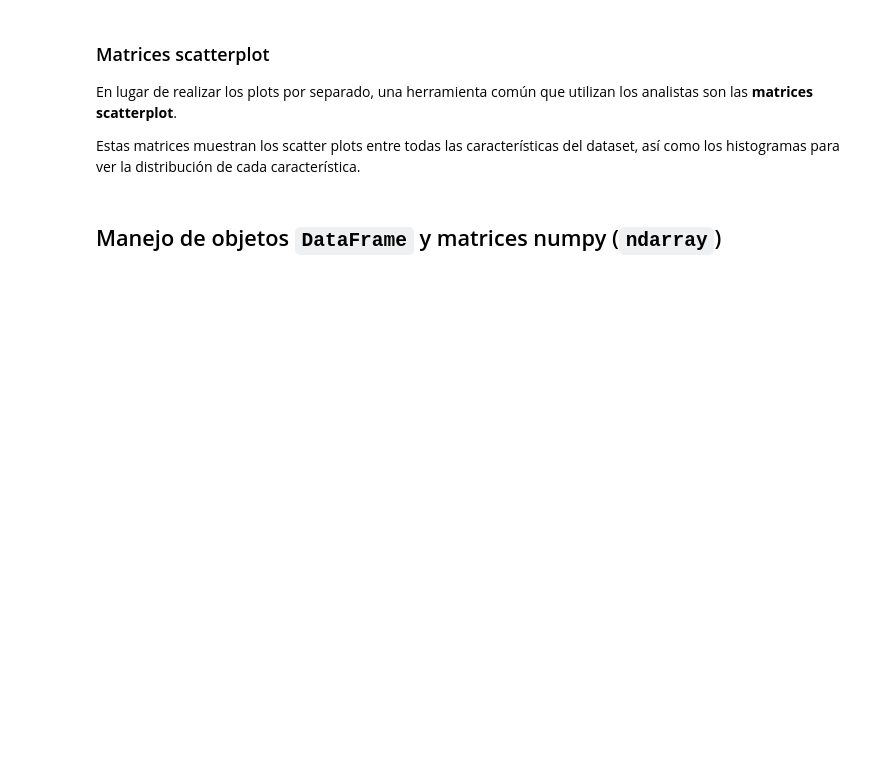
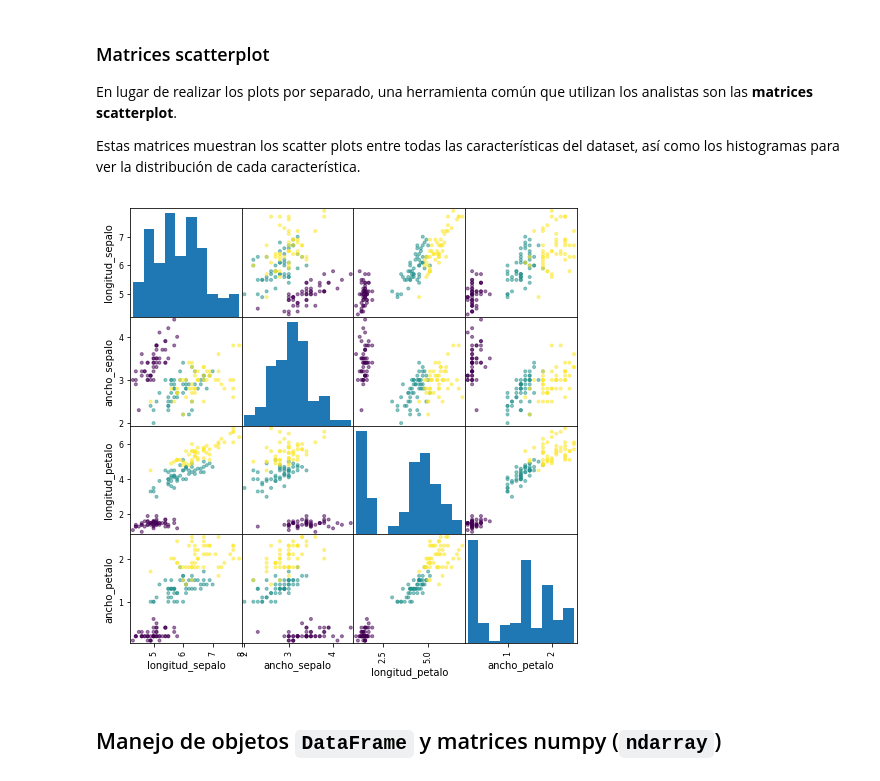
Before and after one commit to ayrna/tutorial-scikit-learn-asl, a Jupyter notebook: tutorial.ipynb, the cells around one changed output. Cells and saved outputs as stored; diff of their text form; code cells hidden in the pictures; blank space fills up the shorter version.

Commit message:
Corregido error scatter matrix

```diff
--- a/tutorial.ipynb
+++ b/tutorial.ipynb
@@ -194,17 +221,19 @@ Estas matrices muestran los scatter plots entre todas las características del d
 # %%
 import pandas as pd
 from sklearn import preprocessing
 le = preprocessing.LabelEncoder()
 le.fit(iris['clase'])
 clases_numeros = le.transform(iris['clase'])
 
 iris_df = pd.DataFrame(iris[nombre_variables], columns=nombre_variables)
 
-#Para versiones de pandas>0.16 se debe llamar al método como pd.plotting.scatter_matrix
-if pd.__version__>0.16:
+#Para versiones de pandas<0.16 se debe llamar al método como pd.plotting.scatter_matrix
+if pd.__version__<0.16:
     pd.plotting.scatter_matrix(iris_df, c=clases_numeros, figsize=(8, 8));
 else:
     pd.tools.plotting.scatter_matrix(iris_df, c=clases_numeros, figsize=(8, 8));
+# %% [output]
+[figure, added]
 # %% [markdown]
 ## Manejo de objetos `DataFrame` y matrices numpy (`ndarray`)
 # %% [markdown]
```
Also changed, not shown: parts of 40 cells of this notebook.
